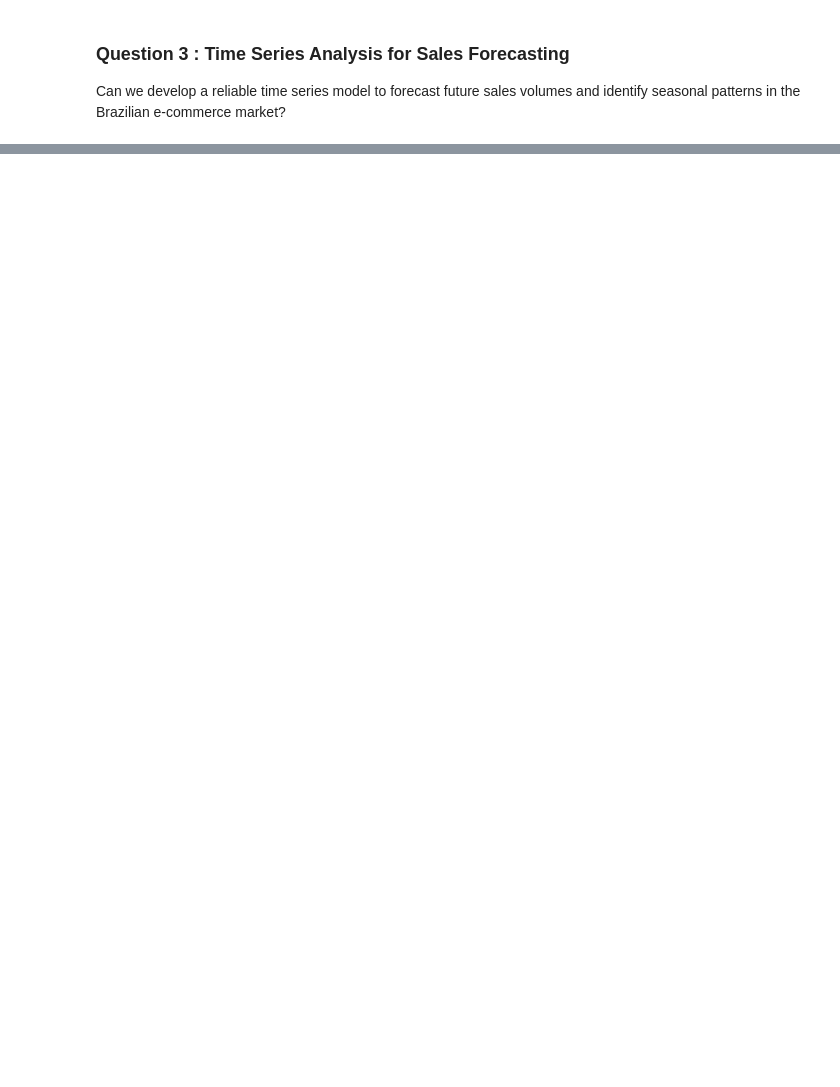
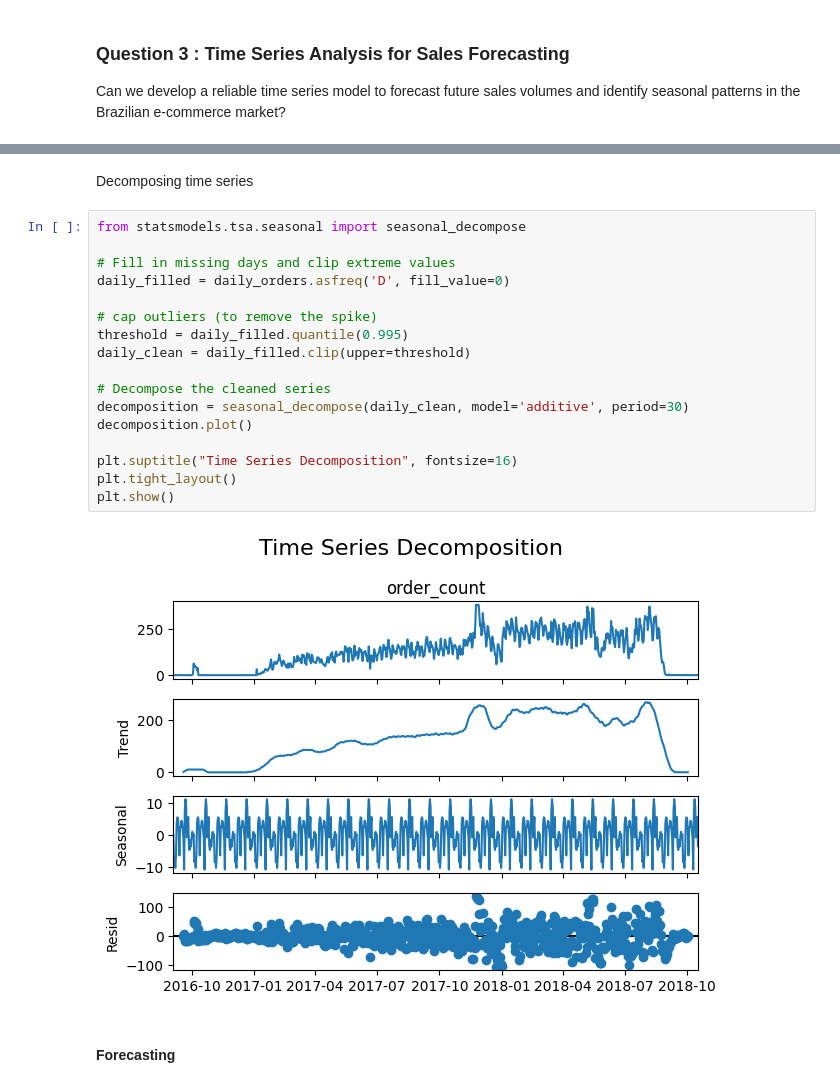
Before and after one commit to Tanishk-Singh/UofA_DataMining_Final_Project, a Jupyter notebook: temp/Q3.ipynb, the cells around one changed output, grey strips where cells are left out. Drawn from its saved outputs; the diff is of its cells as text; blank space fills up the shorter version.

```diff
--- a/temp/Q3.ipynb
+++ b/temp/Q3.ipynb
@@ -59,0 +83,23 @@ Duplicate unique customers ids means that a customer may have placed more than o
+# %% [markdown]
+Decomposing time series
+# %%
+from statsmodels.tsa.seasonal import seasonal_decompose
+
+# Fill in missing days and clip extreme values
+daily_filled = daily_orders.asfreq('D', fill_value=0)
+
+# cap outliers (to remove the spike)
+threshold = daily_filled.quantile(0.995)
+daily_clean = daily_filled.clip(upper=threshold)
+
+# Decompose the cleaned series
+decomposition = seasonal_decompose(daily_clean, model='additive', period=30)
+decomposition.plot()
+
+plt.suptitle("Time Series Decomposition", fontsize=16)
+plt.tight_layout()
+plt.show()
+# %% [output]
+[figure, added]
+# %% [markdown]
+#### Forecasting
```
Also changed, not shown: parts of 21 cells of this notebook.
